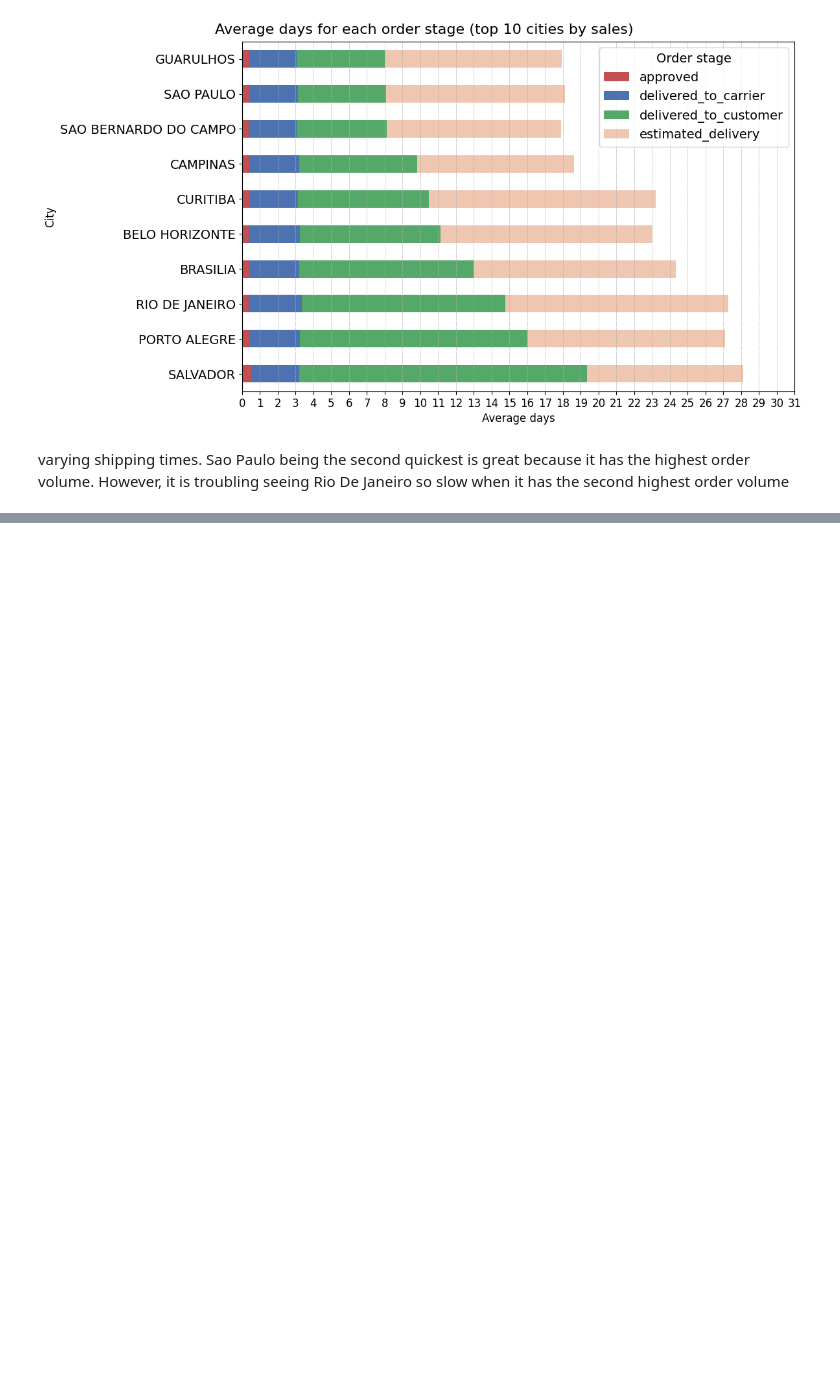
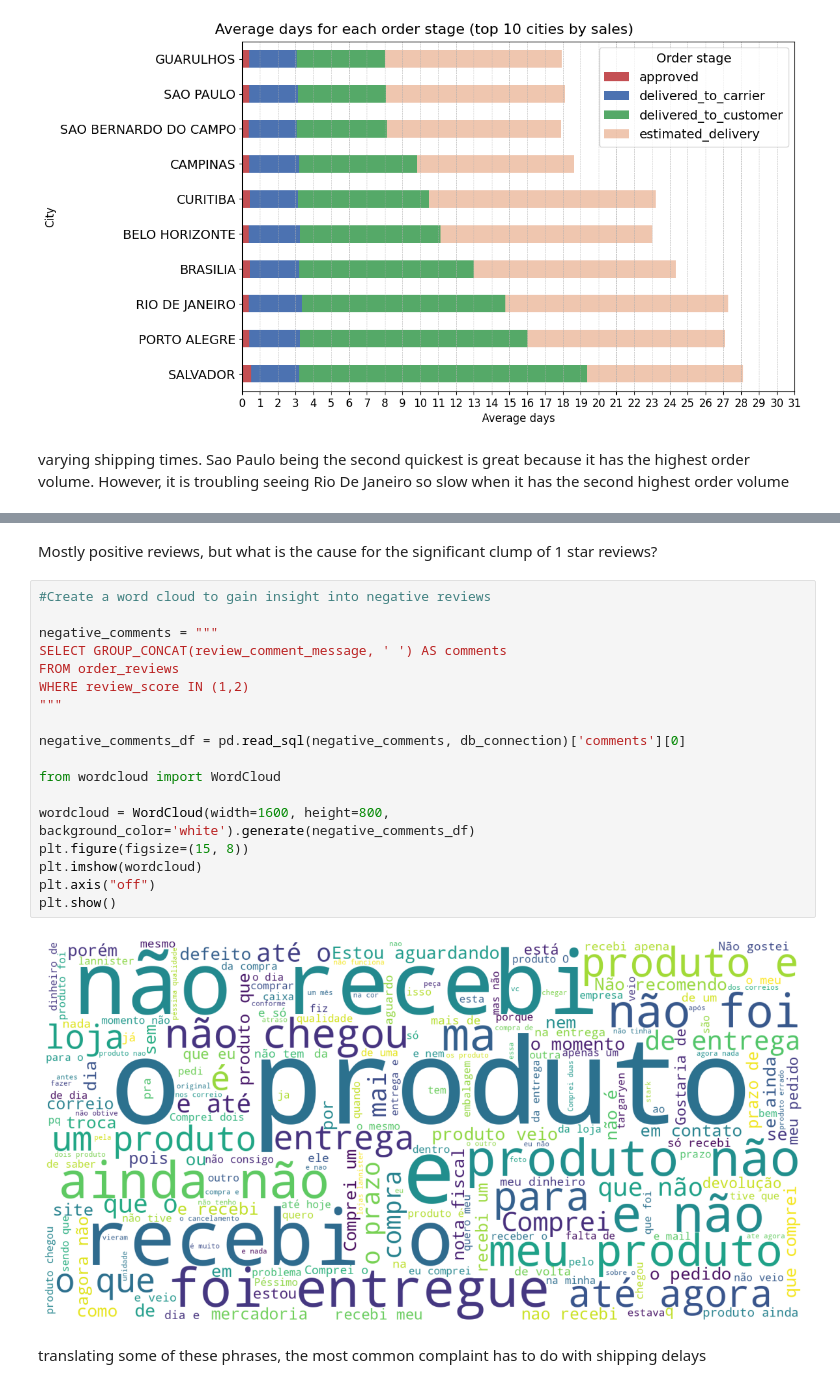
Before and after one commit to josephcabezas/Olist-Ecommerce-Data-Analysis, a Jupyter notebook: python/olist_eda.ipynb, the cells around one changed output, grey strips where cells are left out. Saved outputs shown, nothing was run; the diff lists cells and outputs as text; blank space fills up the shorter version.

```diff
--- a/python/olist_eda.ipynb
+++ b/python/olist_eda.ipynb
@@ -794,0 +875,24 @@ varying shipping times. Sao Paulo being the second quickest is great because it
+# %% [markdown]
+Mostly positive reviews, but what is the cause for the significant clump of 1 star reviews?
+# %%
+#Create a word cloud to gain insight into negative reviews
+
+negative_comments = """
+SELECT GROUP_CONCAT(review_comment_message, ' ') AS comments
+FROM order_reviews
+WHERE review_score IN (1,2)
+"""
+
+negative_comments_df = pd.read_sql(negative_comments, db_connection)['comments'][0]
+
+from wordcloud import WordCloud
+
+wordcloud = WordCloud(width=1600, height=800, background_color='white').generate(negative_comments_df)
+plt.figure(figsize=(15, 8))
+plt.imshow(wordcloud)
+plt.axis("off")
+plt.show()
+# %% [output]
+[figure, added]
+# %% [markdown]
+translating some of these phrases, the most common complaint has to do with shipping delays
```
Also changed, not shown: parts of 36 cells of this notebook.
